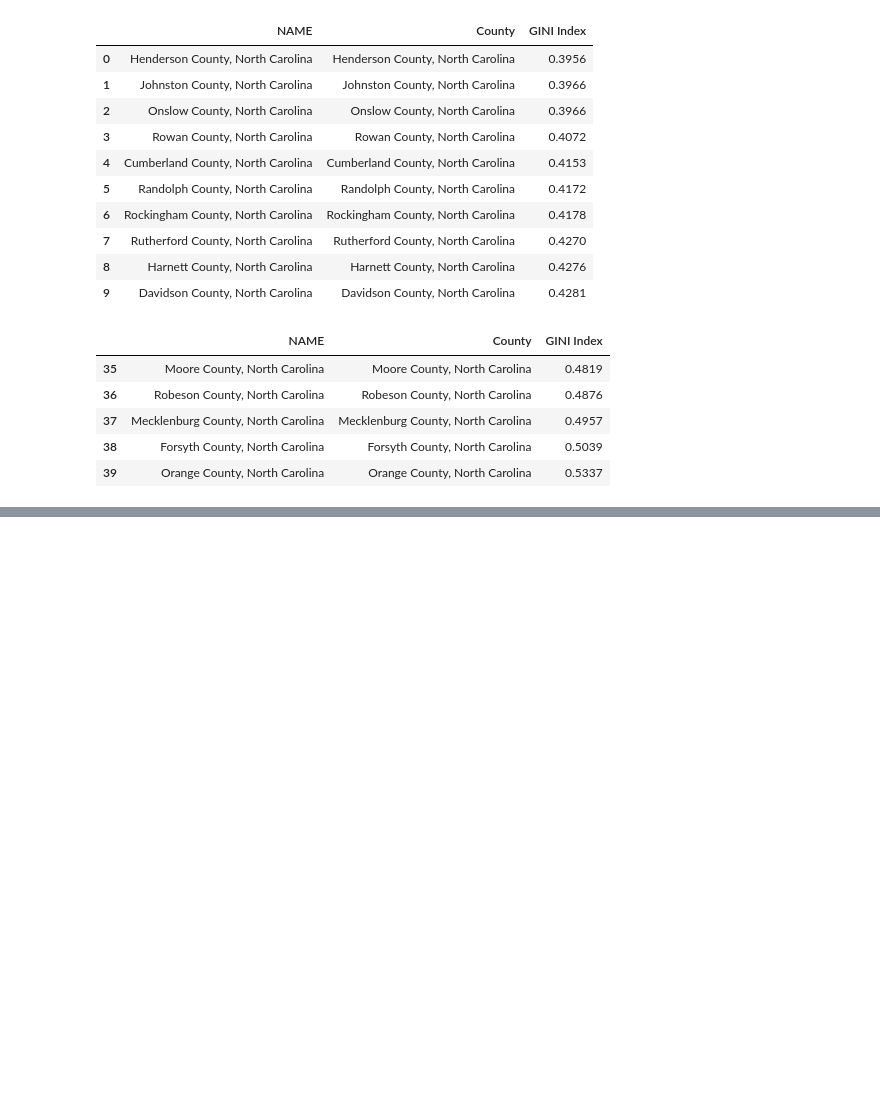
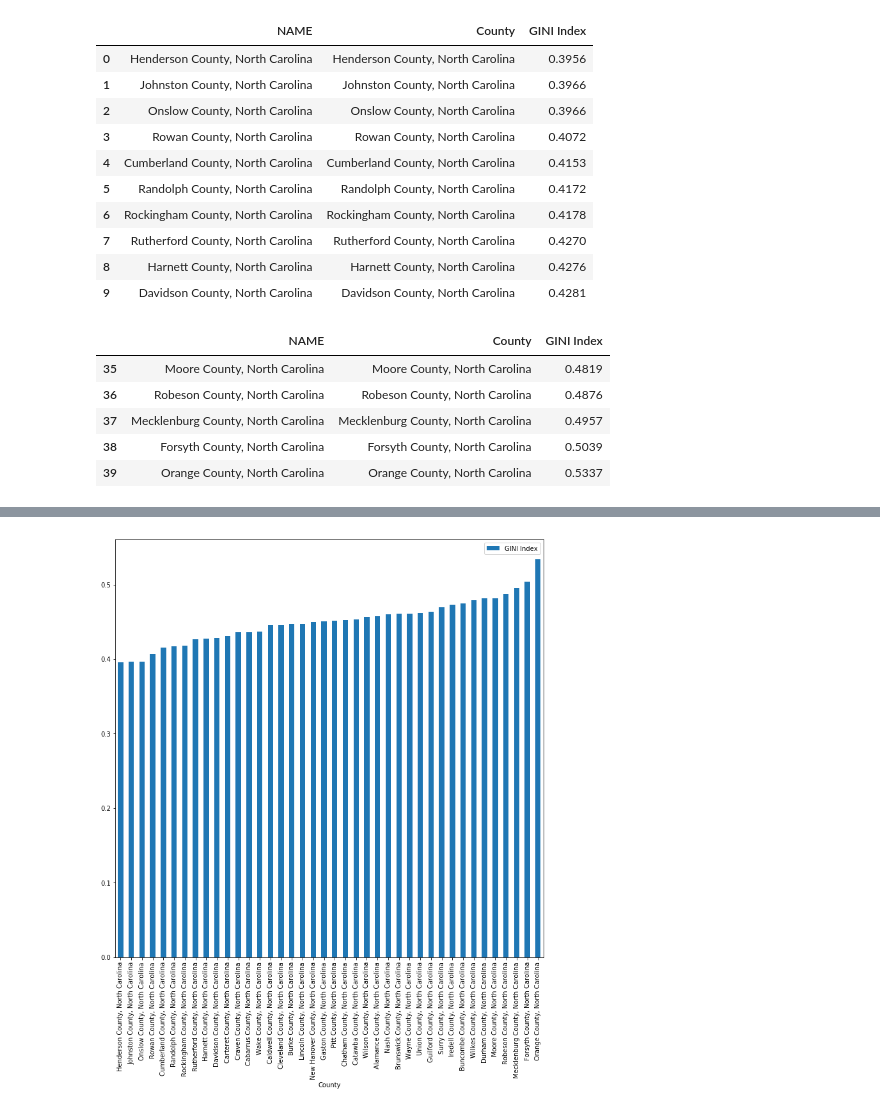
Before and after one commit to lotusflyer/north_carolina_gini_data, a Jupyter notebook: initial_exploration.ipynb, the cells around one changed output, grey strips where cells are left out. Saved outputs shown, nothing was run; the diff lists cells and outputs as text; code cells hidden in the pictures; blank space fills up the shorter version.

```diff
--- a/initial_exploration.ipynb
+++ b/initial_exploration.ipynb
@@ -32,0 +64,4 @@ mean of country GINI scores is 0.45045
+# %%
+df.sort_values('GINI Index', ascending=True).plot(kind='bar', figsize=(12,12));
+# %% [output]
+[figure, added]
```
Also changed, not shown: parts of 10 cells of this notebook.
